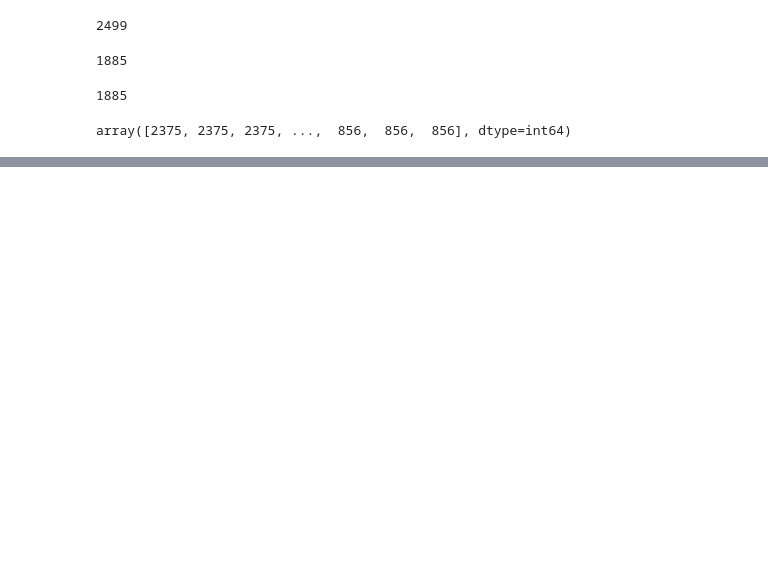
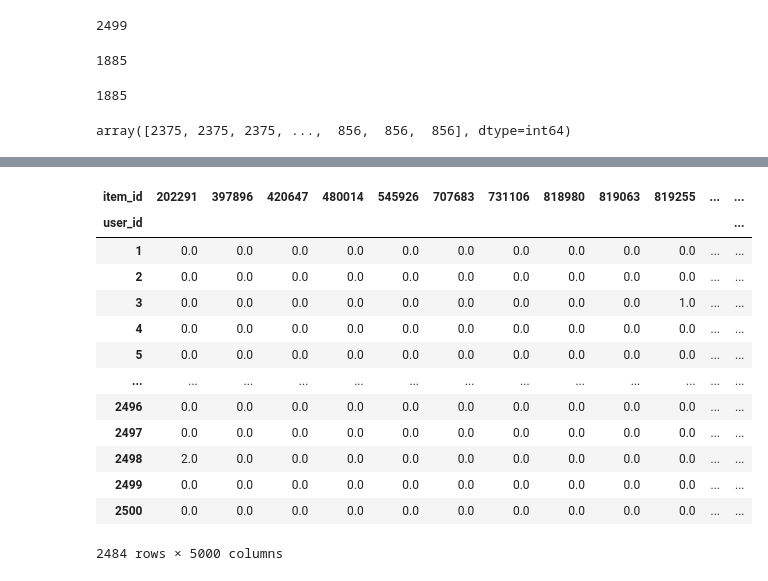
Before and after one commit to aldalinde/ReSys, a Jupyter notebook: final_project/rs_project.ipynb, the cells around one changed output, grey strips where cells are left out. Drawn from its saved outputs; the diff is of its cells as text; code cells hidden in the pictures; blank space fills up the shorter version.

```diff
--- a/final_project/rs_project.ipynb
+++ b/final_project/rs_project.ipynb
@@ -403,0 +262,20 @@ item_features_lightfm.shape
+# %%
+user_item_matrix = als_model.user_item
+item_factors = als_model.item_factors
+user_factors = als_model.user_factors
+user_item_matrix
+# %% [output]
+| item_id | 202291 | 397896 | 420647 | 480014 | 545926 | 707683 | 731106 | 818980 | 819063 | 819255 | ... | ... |
+| user_id |  |  |  |  |  |  |  |  |  |  |  | ... |
+| 1 | 0.0 | 0.0 | 0.0 | 0.0 | 0.0 | 0.0 | 0.0 | 0.0 | 0.0 | 0.0 | ... | ... |
+| 2 | 0.0 | 0.0 | 0.0 | 0.0 | 0.0 | 0.0 | 0.0 | 0.0 | 0.0 | 0.0 | ... | ... |
+| 3 | 0.0 | 0.0 | 0.0 | 0.0 | 0.0 | 0.0 | 0.0 | 0.0 | 0.0 | 1.0 | ... | ... |
+| 4 | 0.0 | 0.0 | 0.0 | 0.0 | 0.0 | 0.0 | 0.0 | 0.0 | 0.0 | 0.0 | ... | ... |
+| 5 | 0.0 | 0.0 | 0.0 | 0.0 | 0.0 | 0.0 | 0.0 | 0.0 | 0.0 | 0.0 | ... | ... |
+| ... | ... | ... | ... | ... | ... | ... | ... | ... | ... | ... | ... | ... |
+| 2496 | 0.0 | 0.0 | 0.0 | 0.0 | 0.0 | 0.0 | 0.0 | 0.0 | 0.0 | 0.0 | ... | ... |
+| 2497 | 0.0 | 0.0 | 0.0 | 0.0 | 0.0 | 0.0 | 0.0 | 0.0 | 0.0 | 0.0 | ... | ... |
+| 2498 | 2.0 | 0.0 | 0.0 | 0.0 | 0.0 | 0.0 | 0.0 | 0.0 | 0.0 | 0.0 | ... | ... |
+| 2499 | 0.0 | 0.0 | 0.0 | 0.0 | 0.0 | 0.0 | 0.0 | 0.0 | 0.0 | 0.0 | ... | ... |
+| 2500 | 0.0 | 0.0 | 0.0 | 0.0 | 0.0 | 0.0 | 0.0 | 0.0 | 0.0 | 0.0 | ... | ... |
+2484 rows × 5000 columns
```
Also changed, not shown: parts of 143 cells of this notebook, 3 other files.
